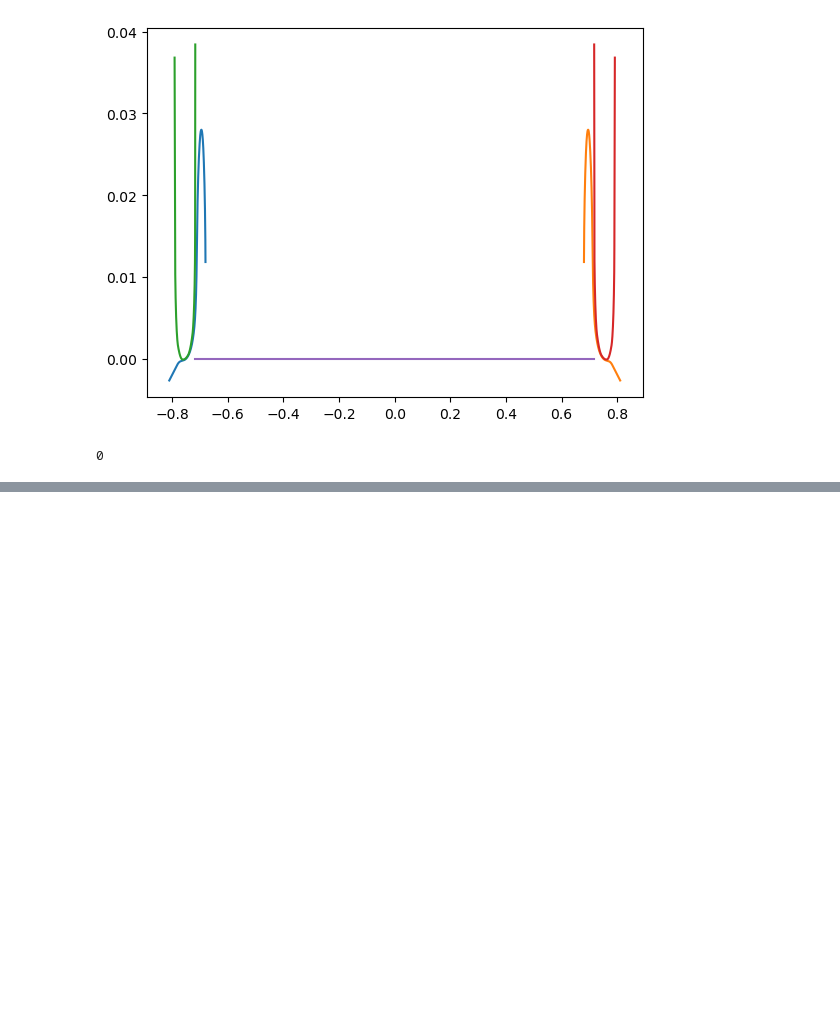
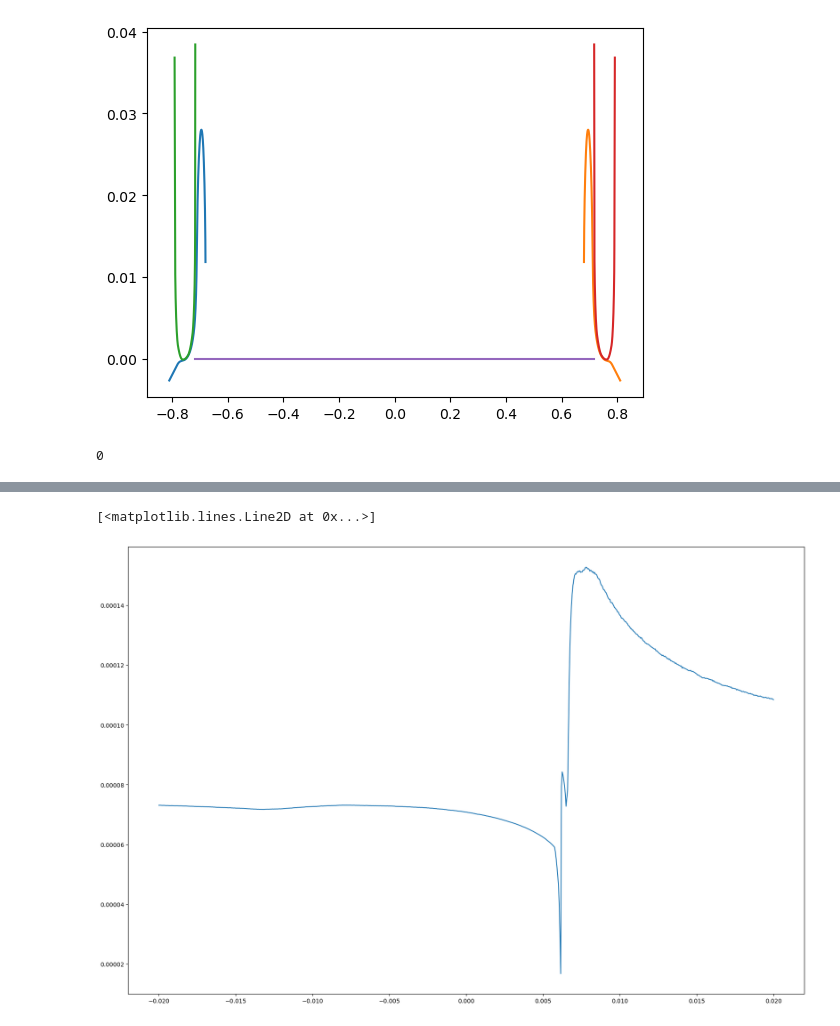
Before and after one commit to RoccoLiberoGiossi/SimRail, a Jupyter notebook: tests.ipynb, the cells around one changed output, grey strips where cells are left out. Drawn from its saved outputs; the diff is of its cells as text; code cells hidden in the pictures; blank space fills up the shorter version.

```diff
--- a/tests.ipynb
+++ b/tests.ipynb
@@ -52,0 +87,10 @@ ax.plot(Wheel_dyn_1.wheel_start_pos[:,0], Wheel_dyn_1.wheel_start_pos[:,1])
+# %%
+deltays = np.arange(-20e-3, 20e-3 + 0.05e-3, 0.05e-3)
+
+Wheel = wheel()
+Rail = rail(rail_inclination=20)
+
+material_model = material()
+contact_patches = [eqv_el_normal_contact(), eqv_el_normal_contact(), eqv_el_normal_contact()]
+# %%
+stuff = static_contact(deltays, Wheel, Rail, contact_patches, material_model)
@@ -52,0 +117,7 @@ ax.plot(Wheel_dyn_1.wheel_start_pos[:,0], Wheel_dyn_1.wheel_start_pos[:,1])
+# %%
+fig = plt.figure(figsize=(21, 14))
+ax = fig.add_subplot(111)
+ax.plot(deltays, stuff[:,3])
+# %% [output]
+[<matplotlib.lines.Line2D at 0x...>]
+[figure, added]
```
Also changed, not shown: parts of 7 cells of this notebook, 9 other files.
